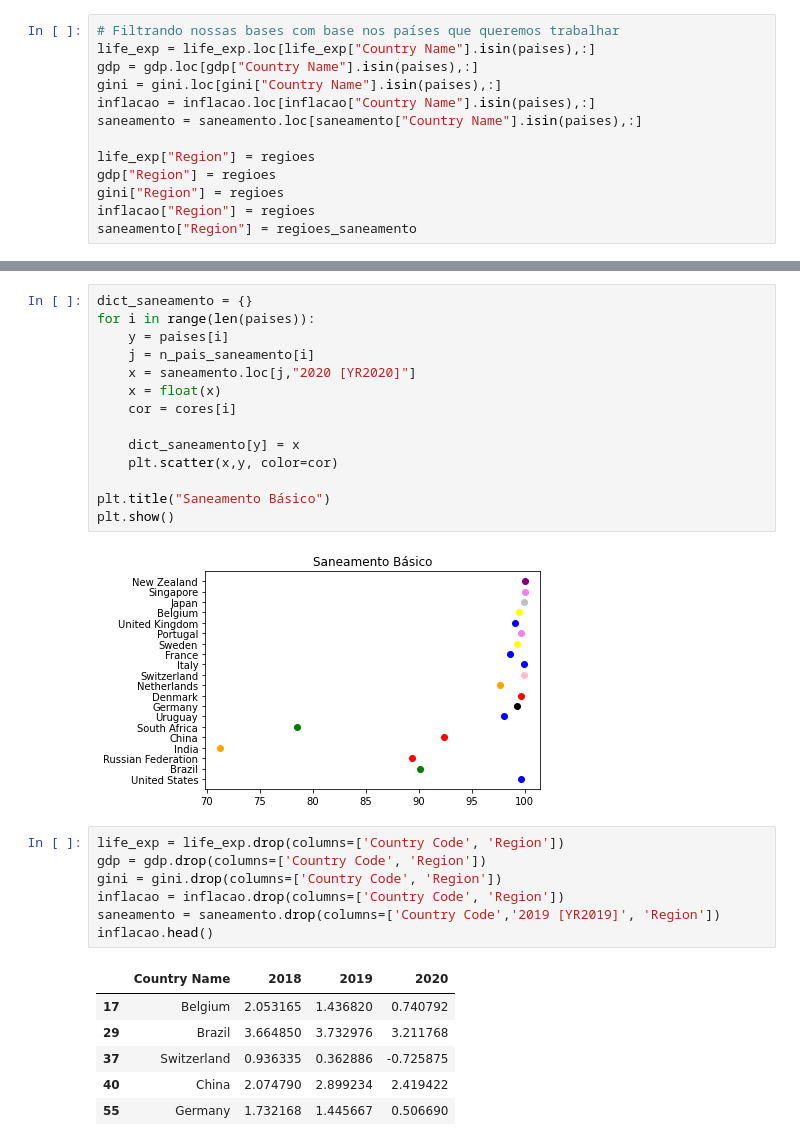
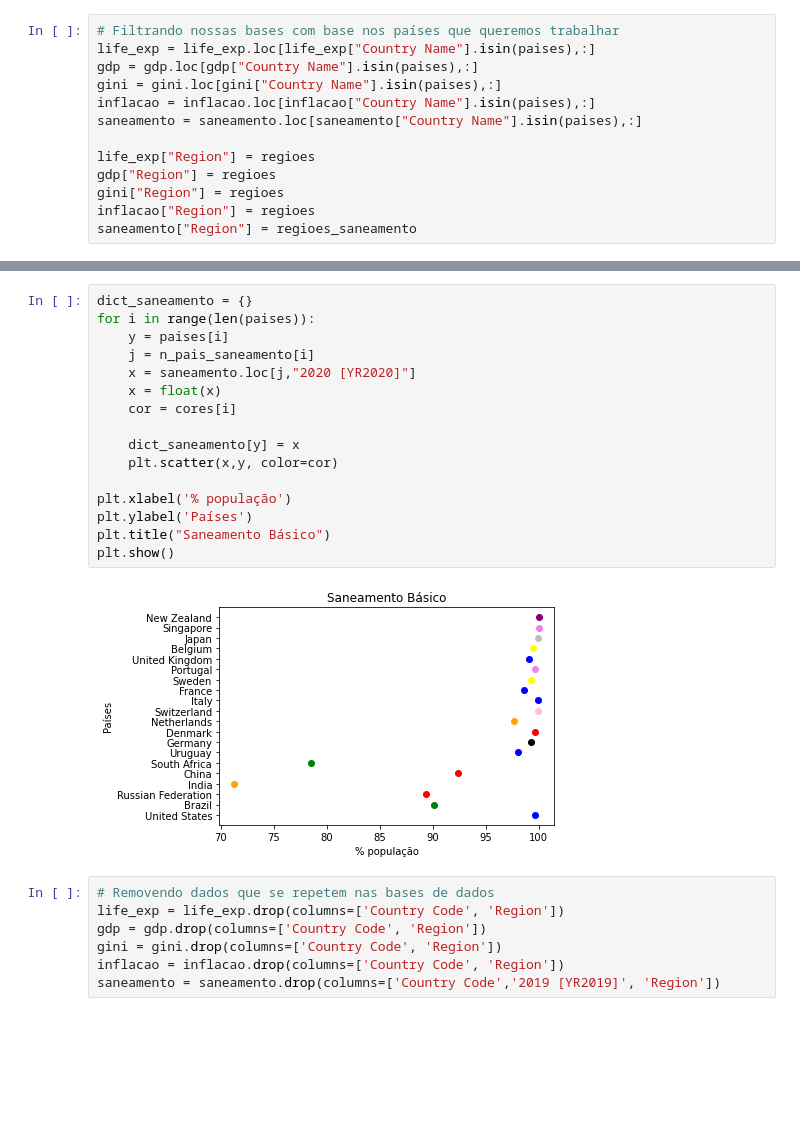
Before and after one commit to insper-classroom/22-2a-cd-p2-grupo_joaovoa, a Jupyter notebook: Projeto_2.ipynb, the cells around one changed output, grey strips where cells are left out. Cells and saved outputs as stored; diff of their text form; blank space fills up the shorter version.

```diff
--- a/Projeto_2.ipynb
+++ b/Projeto_2.ipynb
@@ -97,31 +110,26 @@ plt.show()
 # %%
 dict_saneamento = {}
 for i in range(len(paises)):
     y = paises[i]
     j = n_pais_saneamento[i]
     x = saneamento.loc[j,"2020 [YR2020]"]
     x = float(x)
     cor = cores[i]
 
     dict_saneamento[y] = x
     plt.scatter(x,y, color=cor)
 
+plt.xlabel('% população')
+plt.ylabel('Países')
 plt.title("Saneamento Básico")
 plt.show()
 # %% [output]
-[figure, old version]
+[figure, new version]
 # %%
+# Removendo dados que se repetem nas bases de dados
 life_exp = life_exp.drop(columns=['Country Code', 'Region'])
 gdp = gdp.drop(columns=['Country Code', 'Region'])
 gini = gini.drop(columns=['Country Code', 'Region'])
 inflacao = inflacao.drop(columns=['Country Code', 'Region'])
 saneamento = saneamento.drop(columns=['Country Code','2019 [YR2019]', 'Region'])
-inflacao.head()
-# %% [output]
-|  | Country Name | 2018 | 2019 | 2020 |
-| 17 | Belgium | 2.053165 | 1.436820 | 0.740792 |
-| 29 | Brazil | 3.664850 | 3.732976 | 3.211768 |
-| 37 | Switzerland | 0.936335 | 0.362886 | -0.725875 |
-| 40 | China | 2.074790 | 2.899234 | 2.419422 |
-| 55 | Germany | 1.732168 | 1.445667 | 0.506690 |
 # %%
```
Also changed, not shown: parts of 17 cells of this notebook.
